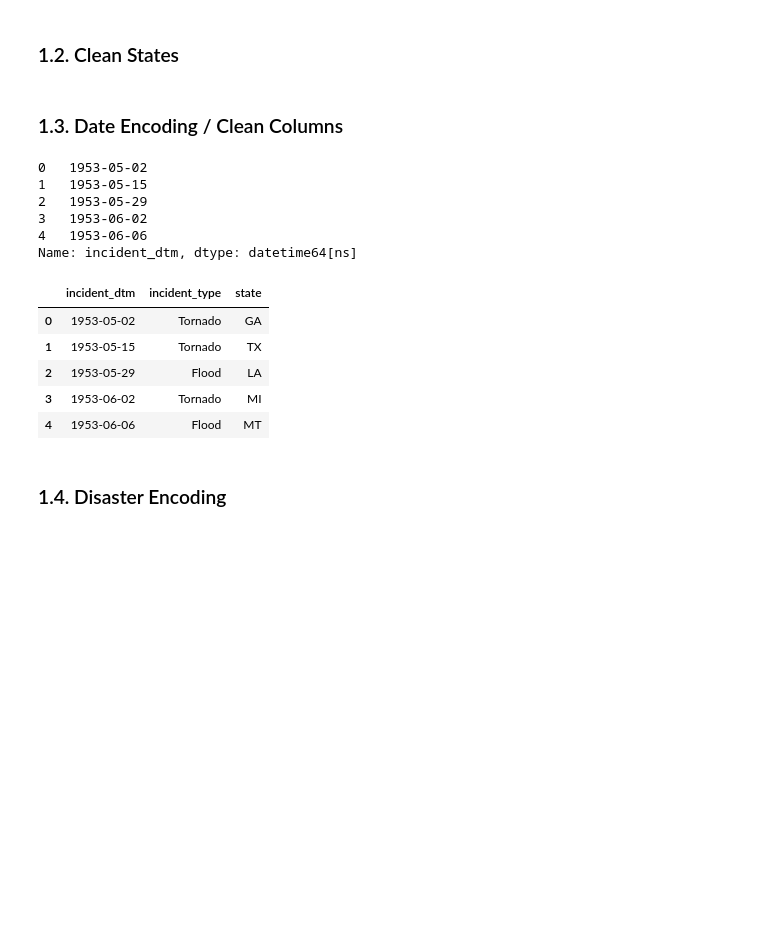
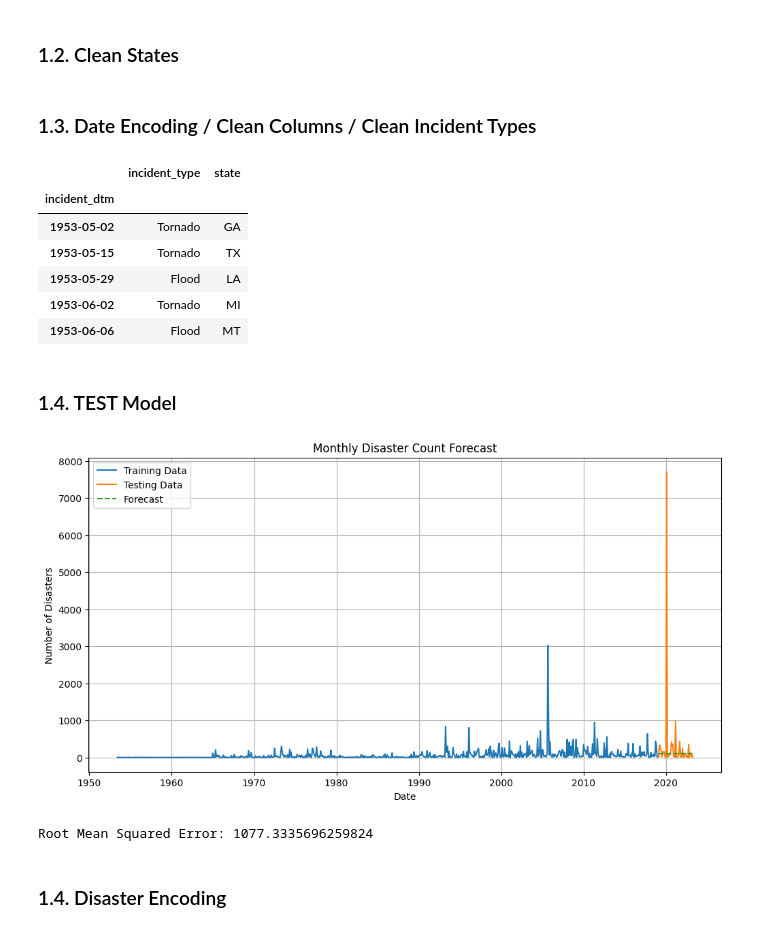
Before and after one commit to 4GeeksAcademy/helloklow-final-project-research, a Jupyter notebook: src/data_wrangling.ipynb, the cells around one changed output. Drawn from its saved outputs; the diff is of its cells as text; code cells hidden in the pictures; blank space fills up the shorter version.

Commit message:
add model test

```diff
--- a/src/data_wrangling.ipynb
+++ b/src/data_wrangling.ipynb
@@ -41,31 +32,61 @@ mainland_states = ["AL", "AK", "AZ", "AR", "CA", "CO", "CT", "DE", "FL", "GA",
 
 df=df[df['state'].isin(mainland_states)]
 # %% [markdown]
-### 1.3. Date Encoding / Clean Columns
+### 1.3. Date Encoding / Clean Columns / Clean Incident Types
 # %%
 # Create 'incident_dtm' column to convert 'incident_begin_date' obj to datetime
 df['incident_dtm']=pd.to_datetime(df['incident_begin_date'], format='%Y-%m-%dT%H:%M:%SZ')
 
-df['incident_dtm'].head()
+# Remove unneeded columns / create subset_df with reformatted 'incident_dtm', 'incident_type', and 'state'
+subset_df=df[['incident_dtm', 'incident_type', 'state']]
+
+subset_df.set_index('incident_dtm', inplace=True)
+
+subset_df.head()
 # %% [output]
-0   1953-05-02
-1   1953-05-15
-2   1953-05-29
-3   1953-06-02
-4   1953-06-06
-Name: incident_dtm, dtype: datetime64[ns]
+|  | incident_type | state |
+| incident_dtm |  |  |
+| 1953-05-02 | Tornado | GA |
+| 1953-05-15 | Tornado | TX |
+| 1953-05-29 | Flood | LA |
+| 1953-06-02 | Tornado | MI |
+| 1953-06-06 | Flood | MT |
-# %%
-# Remove unneeded columns / create subset_df with reformatted 'incident_dtm', 'incident_type', and 'state'
-subset_df=df[['incident_dtm', 'incident_type', 'state']]
-
-subset_df.head()
-# %% [output]
-|  | incident_dtm | incident_type | state |
-| 0 | 1953-05-02 | Tornado | GA |
-| 1 | 1953-05-15 | Tornado | TX |
-| 2 | 1953-05-29 | Flood | LA |
-| 3 | 1953-06-02 | Tornado | MI |
-| 4 | 1953-06-06 | Flood | MT |
+# %% [markdown]
+### 1.4. TEST Model
+# %%
+# Monthly aggregation and "no disaster" feature
+monthly_disasters = subset_df.resample('M').size()
+monthly_disasters_df = monthly_disasters.to_frame(name='disaster_count')
+monthly_disasters_df['no_disaster'] = monthly_disasters_df['disaster_count'].apply(lambda x: 1 if x == 0 else 0)
+
+# Train-test split
+split_date = '2019-01-01'
+train = monthly_disasters_df[:split_date]['disaster_count']
+test = monthly_disasters_df[split_date:]['disaster_count']
+
+# ARIMA model
+model = ARIMA(train, order=(1, 1, 1))
+model_fit = model.fit()
+forecast = model_fit.forecast(steps=len(test))
+
+# Plot results
+plt.figure(figsize=(12, 6))
+plt.plot(train.index, train, label='Training Data')
+plt.plot(test.index, test, label='Testing Data')
+plt.plot(test.index, forecast, label='Forecast', linestyle='--')
+plt.title('Monthly Disaster Count Forecast')
+plt.xlabel('Date')
+plt.ylabel('Number of Disasters')
+plt.legend()
+plt.grid()
+plt.show()
+
+# Evaluate model
+rmse = np.sqrt(mean_squared_error(test, forecast))
+print(f"Root Mean Squared Error: {rmse}")
+# %% [output]
+[figure, added]
+Root Mean Squared Error: 1077.3335696259824
 # %% [markdown]
 ### 1.4. Disaster Encoding
 # %%
```
Also changed, not shown: parts of 3 cells of this notebook.
